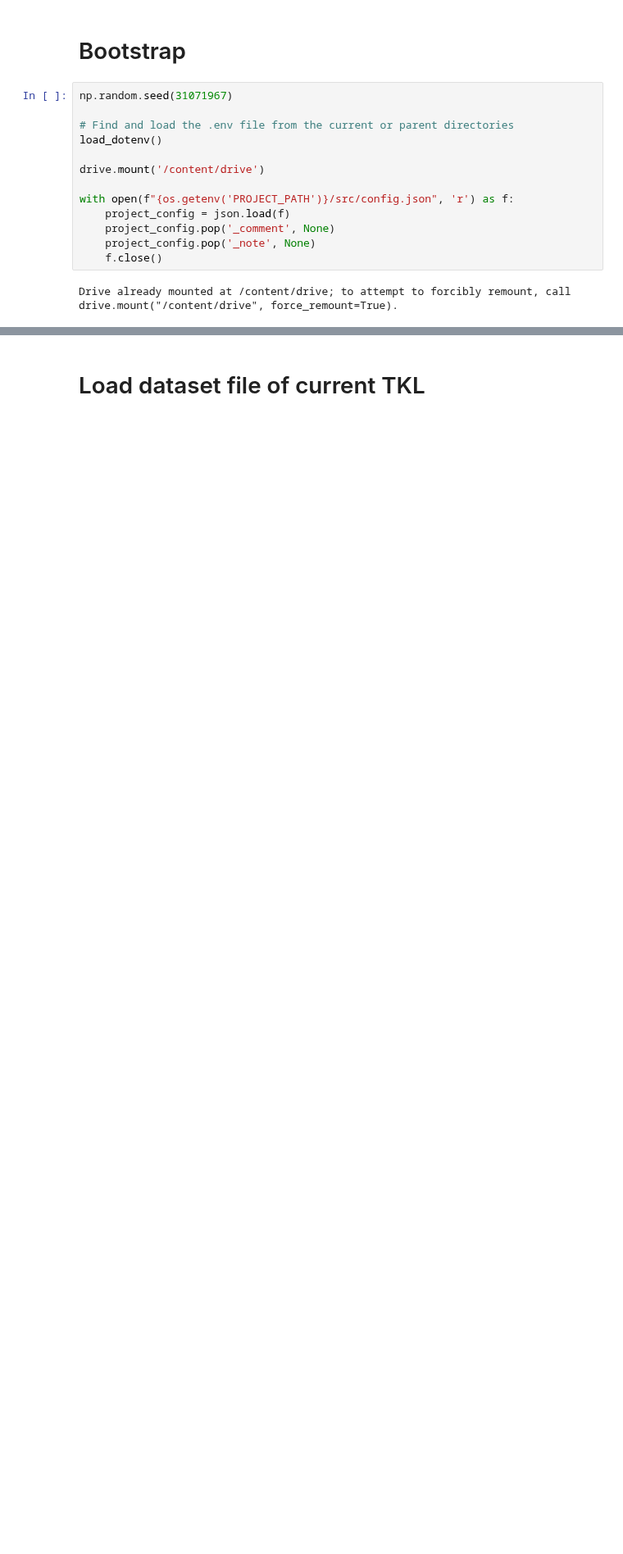
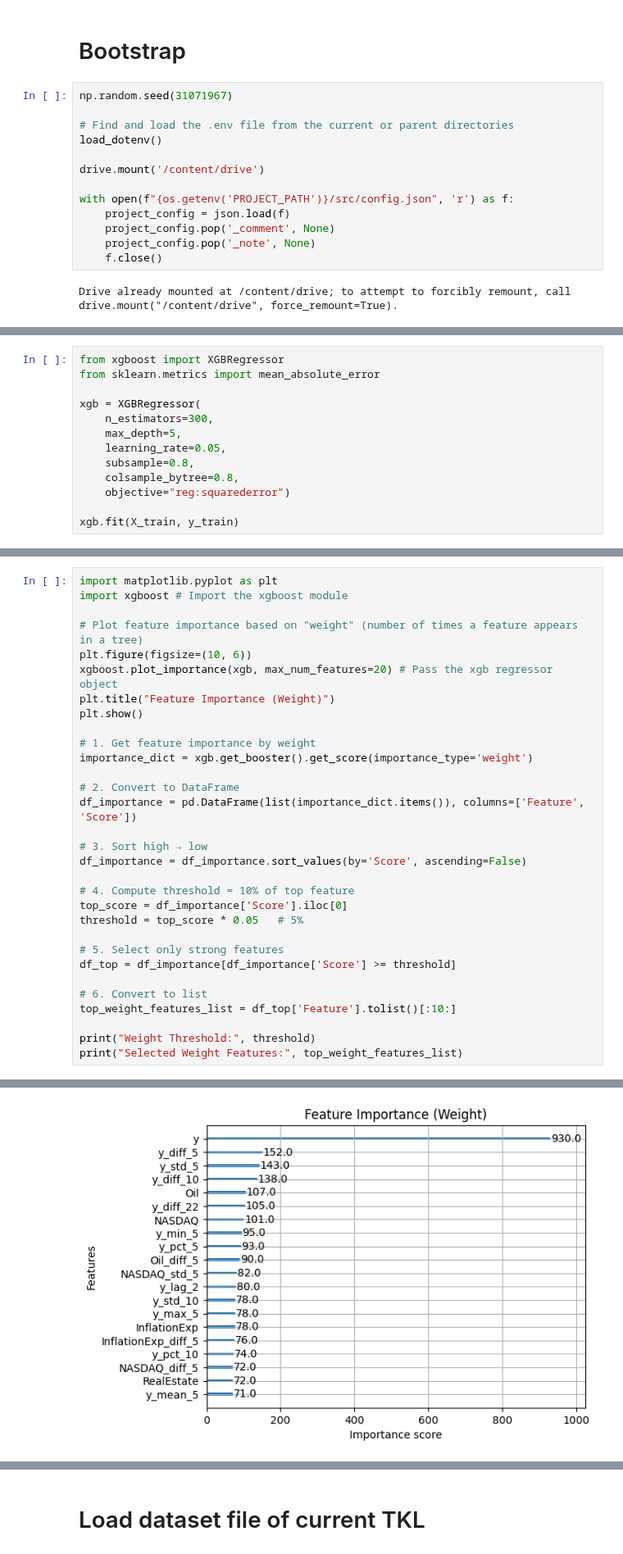
Before and after one commit to GuyRayOv/Stocks, a Jupyter notebook: notebooks/racing models.ipynb, the cells around one changed output, grey strips where cells are left out. Shown at 82% size. Drawn from its saved outputs; the diff is of its cells as text; blank space fills up the shorter version.

```diff
--- a/notebooks/racing models.ipynb
+++ b/notebooks/racing models.ipynb
@@ -85,0 +242,13 @@ Successfully installed jedi-0.19.2
+# %%
+from xgboost import XGBRegressor
+from sklearn.metrics import mean_absolute_error
+
+xgb = XGBRegressor(
+    n_estimators=300,
+    max_depth=5,
+    learning_rate=0.05,
+    subsample=0.8,
+    colsample_bytree=0.8,
+    objective="reg:squarederror")
+
+xgb.fit(X_train, y_train)
@@ -85,0 +305,32 @@ Successfully installed jedi-0.19.2
+# %%
+import matplotlib.pyplot as plt
+import xgboost # Import the xgboost module
+
+# Plot feature importance based on "weight" (number of times a feature appears in a tree)
+plt.figure(figsize=(10, 6))
+xgboost.plot_importance(xgb, max_num_features=20) # Pass the xgb regressor object
+plt.title("Feature Importance (Weight)")
+plt.show()
+
+# 1. Get feature importance by weight
+importance_dict = xgb.get_booster().get_score(importance_type='weight')
+
+# 2. Convert to DataFrame
+df_importance = pd.DataFrame(list(importance_dict.items()), columns=['Feature', 'Score'])
+
+# 3. Sort high → low
+df_importance = df_importance.sort_values(by='Score', ascending=False)
+
+# 4. Compute threshold = 10% of top feature
+top_score = df_importance['Score'].iloc[0]
+threshold = top_score * 0.05   # 5%
+
+# 5. Select only strong features
+df_top = df_importance[df_importance['Score'] >= threshold]
+
+# 6. Convert to list
+top_weight_features_list = df_top['Feature'].tolist()[:10:]
+
+print("Weight Threshold:", threshold)
+print("Selected Weight Features:", top_weight_features_list)
+# %% [output]
@@ -85,0 +338 @@ Successfully installed jedi-0.19.2
+[figure, added]
```
Also changed, not shown: parts of 29 cells of this notebook, 7 other files.
